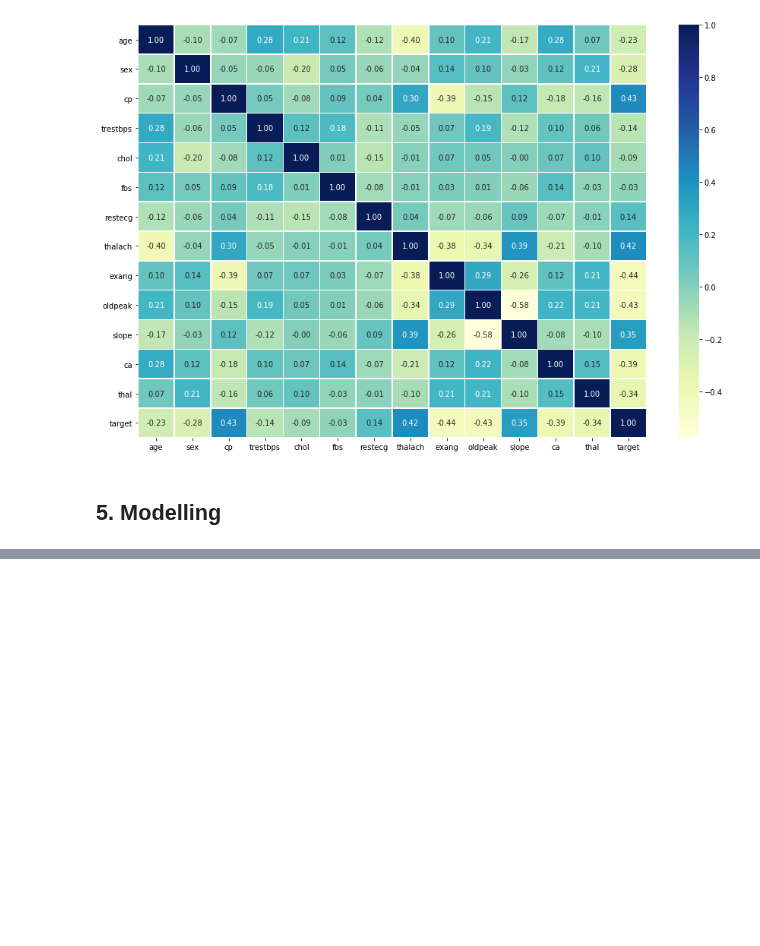
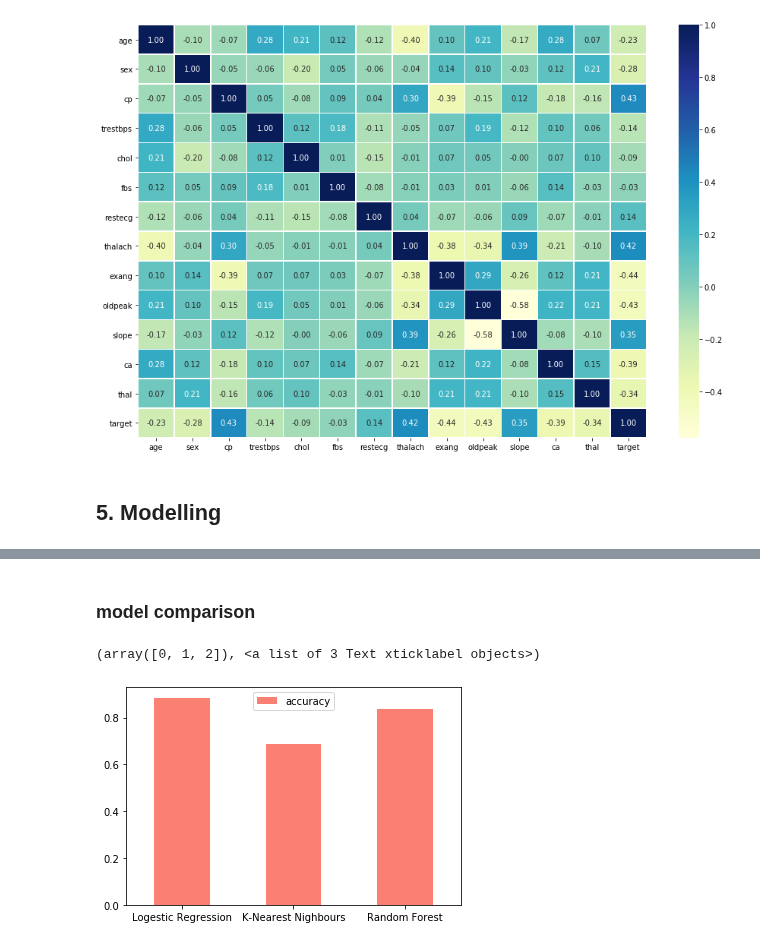
Before and after one commit to aliazani/machine-learning, a Jupyter notebook: 6-projects/1-heart-disease/heart_disease_classification.ipynb, the cells around one changed output, grey strips where cells are left out. Cells and saved outputs as stored; diff of their text form; code cells hidden in the pictures; blank space fills up the shorter version.

Commit message:
Modelling

```diff
--- a/6-projects/1-heart-disease/heart_disease_classification.ipynb
+++ b/6-projects/1-heart-disease/heart_disease_classification.ipynb
@@ -319,0 +330,5 @@ ax = sb.heatmap(corr_matrix, annot=True, linewidths=0.5, fmt='.2f', cmap='YlGnBu
+# %%
+# split the data to x, y
+x = df.drop('target', axis=1)
+y = df['target']
+x.head()
@@ -319,0 +342,5 @@ ax = sb.heatmap(corr_matrix, annot=True, linewidths=0.5, fmt='.2f', cmap='YlGnBu
+# %%
+# setup random seed
+np.random.seed(42)
+# split data into train and test
+x_train, x_test, y_train, y_test = train_test_split(x, y, test_size=0.2)
@@ -319,0 +358,27 @@ ax = sb.heatmap(corr_matrix, annot=True, linewidths=0.5, fmt='.2f', cmap='YlGnBu
+# %%
+# put models into a dictionary
+models = {'Logestic Regression': LogisticRegression(),
+         'K-Nearest Nighbours': KNeighborsClassifier(),
+         'Random Forest': RandomForestClassifier()}
+# create a function to fit the data and score models
+def fit_and_score(models, x_train, y_train, x_test, y_test):
+    """
+    Fits and evaluate our machine learning models
+    models: a dict of machine learning models
+    """
+    # set random seed
+    np.random.seed(42)
+
+    # make a dictionary to save the scores of our models
+    scores = {}
+
+    # loop through the models
+    for model_name, model in models.items():
+        # fit the data
+        model.fit(x_train, y_train)
+        # evaluate the score of the model and append it to score dict
+        scores[model_name] = model.score(x_test, y_test)
+    return scores
+# %%
+model_scores = fit_and_score(models, x_train, y_train, x_test, y_test)
+model_scores
@@ -319,0 +396,9 @@ ax = sb.heatmap(corr_matrix, annot=True, linewidths=0.5, fmt='.2f', cmap='YlGnBu
+# %% [markdown]
+### model comparison
+# %%
+model_compare = pd.DataFrame(model_scores, index=['accuracy'])
+model_compare.T.plot.bar(color=['salmon'])
+plt.xticks(rotation=0)
+# %% [output]
+(array([0, 1, 2]), <a list of 3 Text xticklabel objects>)
+[figure, added]
```
Also changed, not shown: parts of 4 cells of this notebook.
